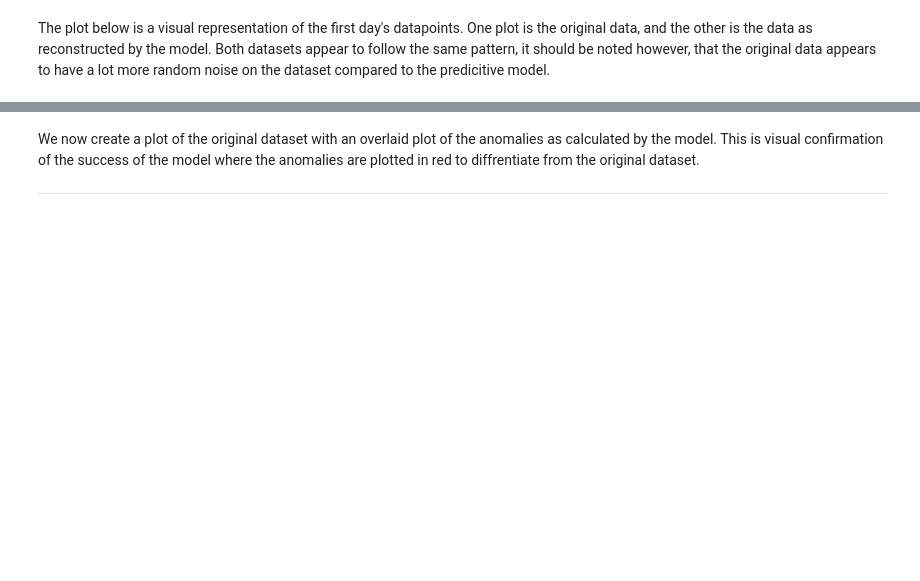
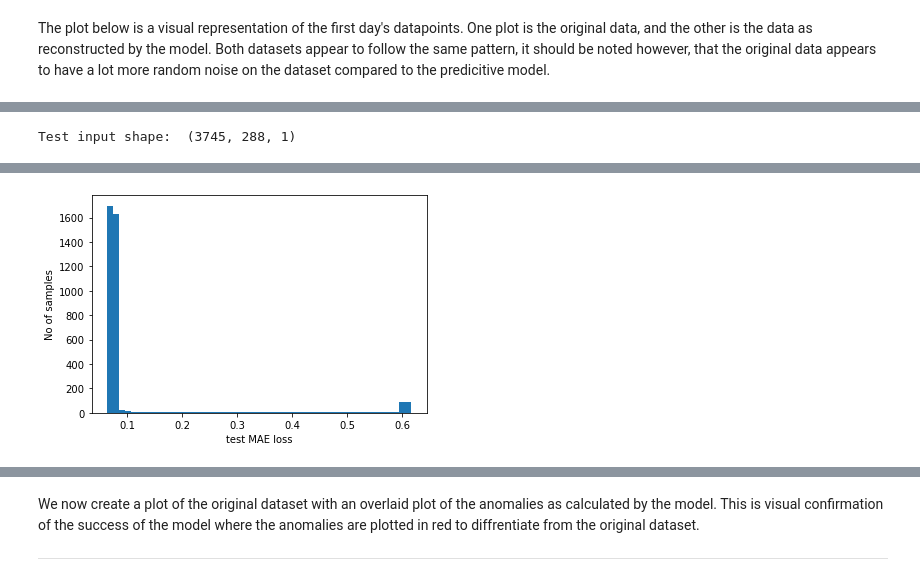
Before and after one commit to G00398275/MLS, a Jupyter notebook: Project/Keras-Project.ipynb, the cells around one changed output, grey strips where cells are left out. Drawn from its saved outputs; the diff is of its cells as text; code cells hidden in the pictures; blank space fills up the shorter version.

```diff
--- a/Project/Keras-Project.ipynb
+++ b/Project/Keras-Project.ipynb
@@ -561,0 +640,20 @@ print("Indices of anomaly samples: ", np.where(anomalies))
+# %%
+# Create sequences from test values and output the shape of the x_test data after making the sequences
+x_test = windows(df_test_value.values)
+print("Test input shape: ", x_test.shape)
+# %% [output]
+Test input shape:  (3745, 288, 1)
+# %%
+# Get test MAE loss. *(Mean Absolute Error, between the predictive model and the dataset)
+x_test_pred = model.predict(x_test)
+test_mae_loss = np.mean(np.abs(x_test_pred - x_test), axis=1)
+# Reshape to a 1D array to help plot
+test_mae_loss = test_mae_loss.reshape((-1))
+
+# Histogram to visually demonstrate the MAE loss for each sequence in the dataset
+# The anomalies are seen at the extreme right of the histogram
+plt.hist(test_mae_loss, bins=50)
+plt.xlabel("test MAE loss")
+plt.ylabel("No of samples")
+plt.show()
+# %% [output]
@@ -561,0 +661 @@ print("Indices of anomaly samples: ", np.where(anomalies))
+[figure, added]
```
Also changed, not shown: parts of 19 cells of this notebook.
